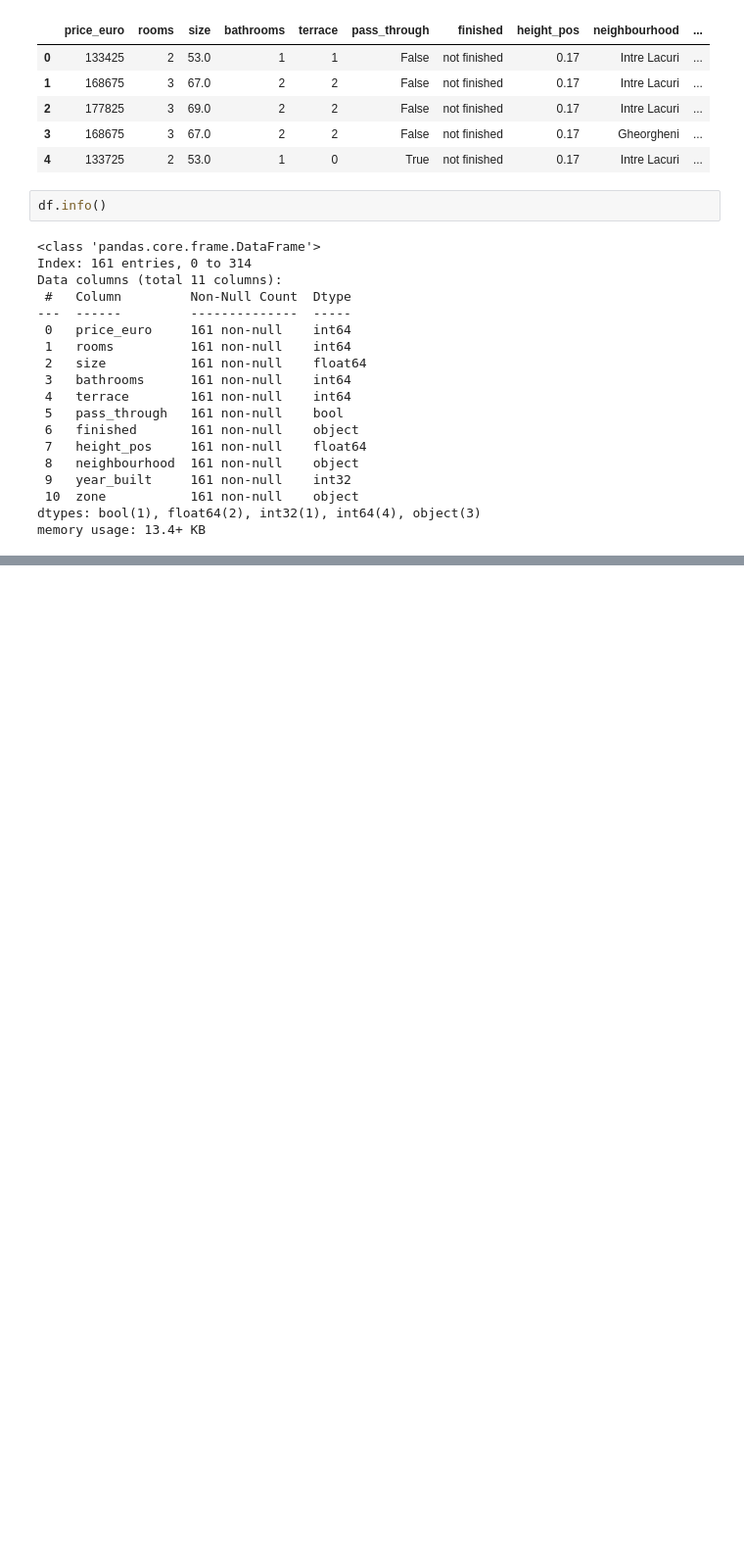
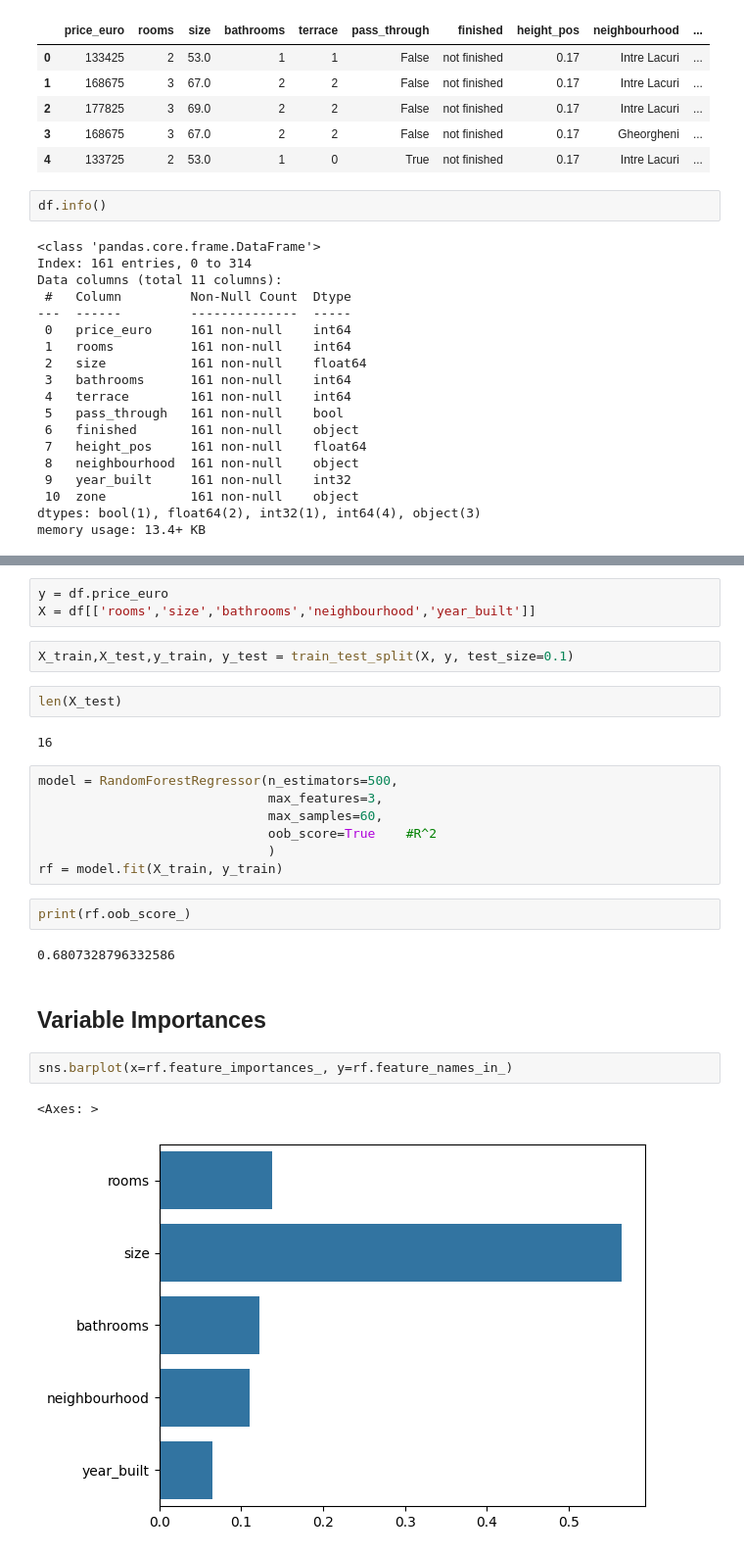
Before and after one commit to aprilhong/apt_price_app, a Jupyter notebook: RandomForestRegression.ipynb, the cells around one changed output, grey strips where cells are left out. Shown at 98% size. Saved outputs shown, nothing was run; the diff lists cells and outputs as text; blank space fills up the shorter version.

```diff
--- a/RandomForestRegression.ipynb
+++ b/RandomForestRegression.ipynb
@@ -117,0 +217,27 @@ dtype: object
+# %%
+y = df.price_euro
+X = df[['rooms','size','bathrooms','neighbourhood','year_built']]
+# %%
+X_train,X_test,y_train, y_test = train_test_split(X, y, test_size=0.1)
+# %%
+len(X_test)
+# %% [output]
+16
+# %%
+model = RandomForestRegressor(n_estimators=500,
+                              max_features=3,
+                              max_samples=60,
+                              oob_score=True    #R^2
+                              )
+rf = model.fit(X_train, y_train)
+# %%
+print(rf.oob_score_)
+# %% [output]
+0.6807328796332586
+# %% [markdown]
+## Variable Importances
+# %%
+sns.barplot(x=rf.feature_importances_, y=rf.feature_names_in_)
+# %% [output]
+<Axes: >
+[figure, added]
```
Also changed, not shown: parts of 69 cells of this notebook, 11 other files.
